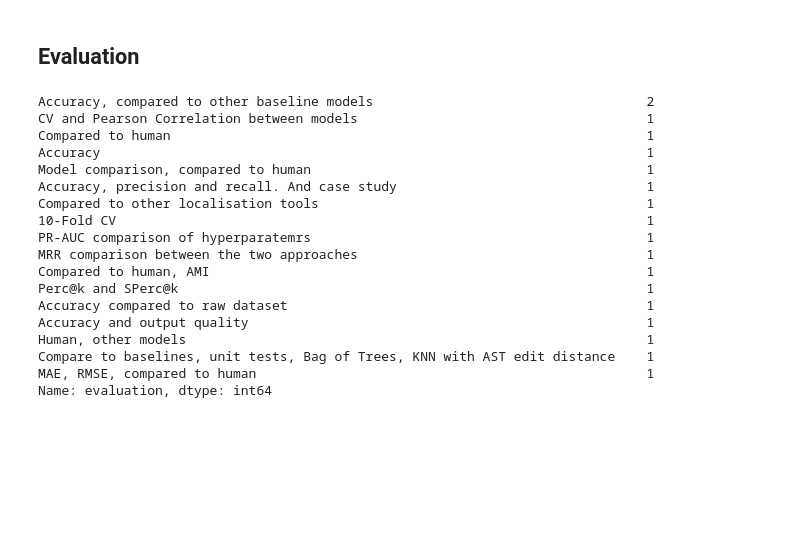
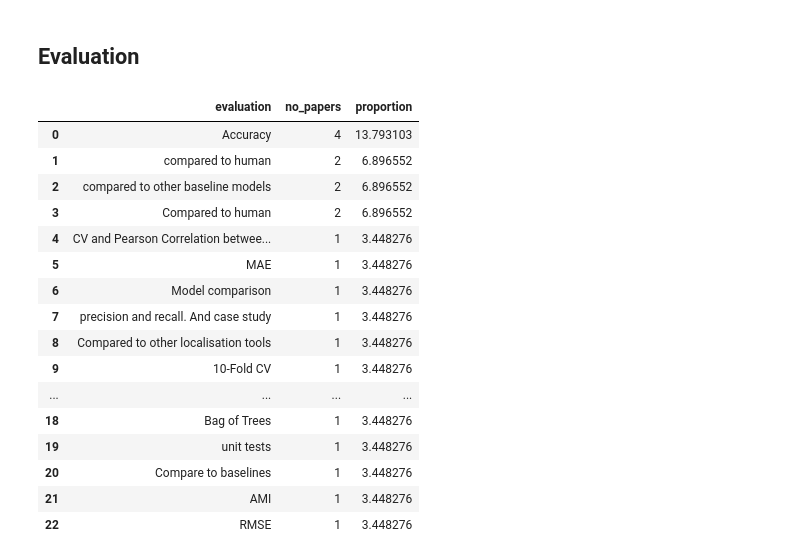
Before and after one commit to m-messer/In-Depth_Analysis_ML_Graders_Analysis, a Jupyter notebook: analysis.ipynb, the cells around one changed output. Cells and saved outputs as stored; diff of their text form; code cells hidden in the pictures; blank space fills up the shorter version.

```diff
--- a/analysis.ipynb
+++ b/analysis.ipynb
@@ -143,24 +143,33 @@ plt.savefig('plots/preprocessing.pdf', bbox_inches='tight')
 [figure]
 # %% [markdown]
 ## Evaluation
-# %%
-df.evaluation.value_counts()
-# %% [output]
-Accuracy, compared to other baseline models                                   2
-CV and Pearson Correlation between models                                     1
-Compared to human                                                             1
-Accuracy                                                                      1
-Model comparison, compared to human                                           1
-Accuracy, precision and recall. And case study                                1
-Compared to other localisation tools                                          1
-10-Fold CV                                                                    1
-PR-AUC comparison of hyperparatemrs                                           1
-MRR comparison between the two approaches                                     1
-Compared to human, AMI                                                        1
-Perc@k and SPerc@k                                                            1
-Accuracy compared to raw dataset                                              1
-Accuracy and output quality                                                   1
-Human, other models                                                           1
-Compare to baselines, unit tests, Bag of Trees, KNN with AST edit distance    1
-MAE, RMSE, compared to human                                                  1
-Name: evaluation, dtype: int64
+# %%
+# TODO: Tidy annotations and reannotate
+
+eval_df = df.copy()
+eval_df = eval_df.evaluation.str.split(', ').explode()
+eval_df = eval_df.value_counts().reset_index()
+eval_df.columns = ["evaluation", 'no_papers']
+eval_df['proportion'] = (eval_df.no_papers / eval_df.no_papers.sum()) * 100
+
+# TODO: Add some formatter
+
+eval_df
+# %% [output]
+|  | evaluation | no_papers | proportion |
+| 0 | Accuracy | 4 | 13.793103 |
+| 1 | compared to human | 2 | 6.896552 |
+| 2 | compared to other baseline models | 2 | 6.896552 |
+| 3 | Compared to human | 2 | 6.896552 |
+| 4 | CV and Pearson Correlation betwee... | 1 | 3.448276 |
+| 5 | MAE | 1 | 3.448276 |
+| 6 | Model comparison | 1 | 3.448276 |
+| 7 | precision and recall. And case study | 1 | 3.448276 |
+| 8 | Compared to other localisation tools | 1 | 3.448276 |
+| 9 | 10-Fold CV | 1 | 3.448276 |
+| ... | ... | ... | ... |
+| 18 | Bag of Trees | 1 | 3.448276 |
+| 19 | unit tests | 1 | 3.448276 |
+| 20 | Compare to baselines | 1 | 3.448276 |
+| 21 | AMI | 1 | 3.448276 |
+| 22 | RMSE | 1 | 3.448276 |
```
Also changed, not shown: parts of 1 cell of this notebook.
